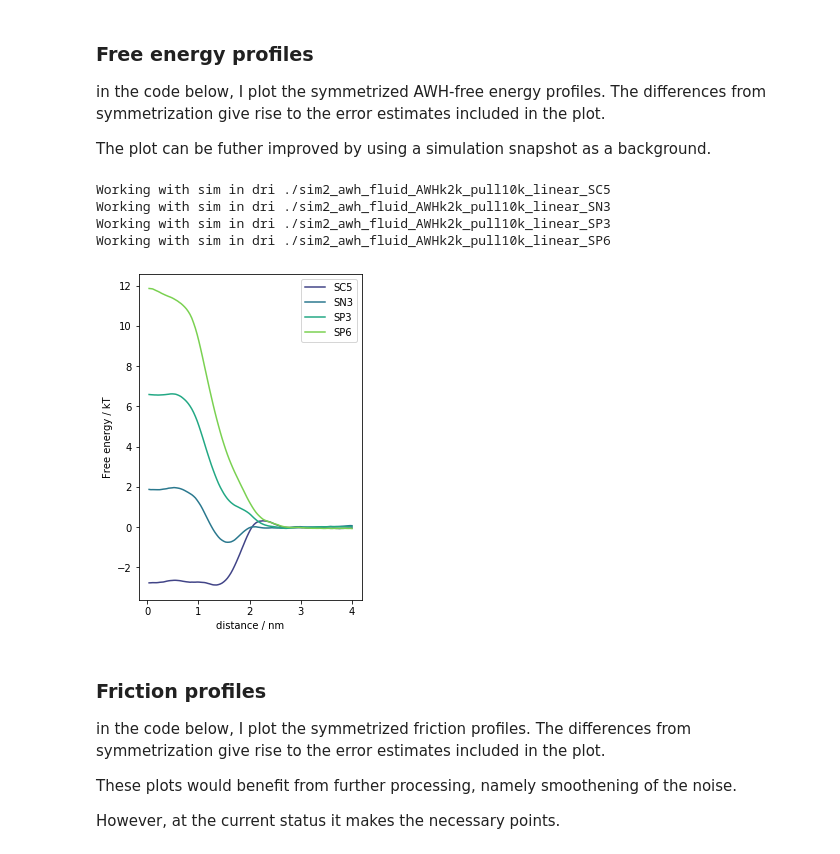
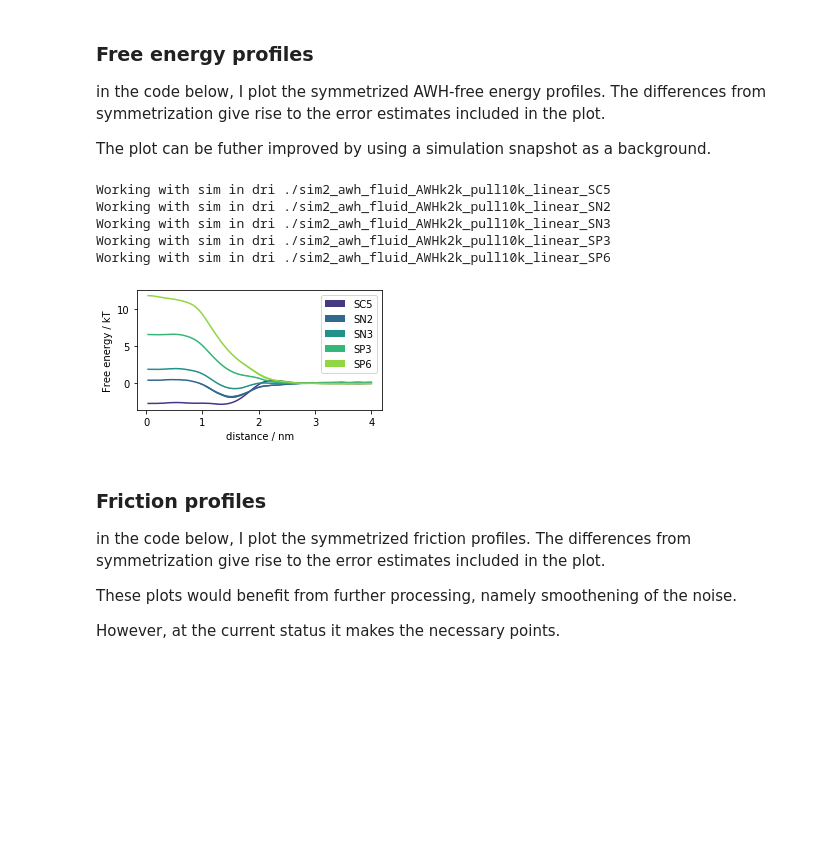
Before and after one commit to jmelcr/permeability, a Jupyter notebook: martini3/cholesterol00p_PC_variousTails_sims/saturation_DPPC-POPC_titration/perm_particle_EOLS/dopc-unsat_0-169_d_100/plot_awh_fric_profiles.ipynb, the cells around one changed output. Drawn from its saved outputs; the diff is of its cells as text; code cells hidden in the pictures; blank space fills up the shorter version.

Commit message:
update images and notebooks for DOPC series (added filter to friction profile and changed format to landscape)

```diff
--- a/martini3/cholesterol00p_PC_variousTails_sims/saturation_DPPC-POPC_titration/perm_particle_EOLS/dopc-unsat_0-169_d_100/plot_awh_fric_profiles.ipynb
+++ b/martini3/cholesterol00p_PC_variousTails_sims/saturation_DPPC-POPC_titration/perm_particle_EOLS/dopc-unsat_0-169_d_100/plot_awh_fric_profiles.ipynb
@@ -504,12 +505,17 @@ give rise to the error estimates included in the plot.
 The plot can be futher improved
 by using a simulation snapshot as a background.
 # %%
-selected_particles = ["SC5", "SP3", "SP6", "SN3"]  #, "SN2"]
+selected_particles = ["SC5", "SP3", "SP6", "SN3", "SN2"]
 sns.set_palette("viridis", n_colors=len(selected_particles))
 # %%
-def prep_to_plot(x, y, shift_to_zero=True):
+def prep_to_plot(x, y, shift_to_zero=True, filt_freq=None, runmeansize=10):
     """Function symmetrizes and shifts the profiles for plotting."""
     ysymm_arr = symmetrize(y)
+    # apply filter to get rid of some noise
+    if filt_freq:
+        b, a = signal.butter(4, filt_freq)
+        ysymm_arr = signal.filtfilt(b, a, ysymm_arr, padlen=0)
+
     ys    = ysymm_arr[:][0]
     yserr = ysymm_arr[:][1]
     x_half = -x[:len(ys)]
@@ -520,33 +526,34 @@ def prep_to_plot(x, y, shift_to_zero=True):
 # %%
 for sim_list, xxpc in zip([sims, ], ["DOPC", ]):
     for s in sim_list:
         if (xxpc == 'DOPC') and s.pname in selected_particles:
             print("Working with sim in dri {}".format(s.dirname))
             try:
                     (x_half, awhsym, awhsym_err) = prep_to_plot(s.awh_x, s.awh)
-                    plt.plot(x_half, awhsym, label="{}".format(s.pname))
-                    if False:
+                    plt.plot(x_half, awhsym)  #, label="{}".format(s.pname))
+                    if True:
                         plt.fill_between(x=x_half,
                                      y1=awhsym+awhsym_err,
                                      y2=awhsym-awhsym_err,
                                      label="{}".format(s.pname))
             except:
                 print("troubles plotting simulation in {}".format(s.dirname))
 
     plt.legend()
     fig = plt.gca()
-    fig.figure.set_size_inches([4,6])
+    fig.figure.set_size_inches([4.4,2.2])
     #plt.ylim([-1, 11])
     plt.ylabel("Free energy / kT")
     plt.xlabel("distance / nm")
-    plt.savefig("awh_dG_profiles_{}_various-particles.png".format(xxpc), dpi=150, bbox_inces='tight')
+    plt.savefig("awh_dG_profiles_{}_various-particles.png".format(xxpc), dpi=150, bbox_inches='tight')
     plt.show()
 # %% [output]
 Working with sim in dri ./sim2_awh_fluid_AWHk2k_pull10k_linear_SC5
+Working with sim in dri ./sim2_awh_fluid_AWHk2k_pull10k_linear_SN2
 Working with sim in dri ./sim2_awh_fluid_AWHk2k_pull10k_linear_SN3
 Working with sim in dri ./sim2_awh_fluid_AWHk2k_pull10k_linear_SP3
 Working with sim in dri ./sim2_awh_fluid_AWHk2k_pull10k_linear_SP6
-[figure, old version]
+[figure, new version]
 # %% [markdown]
 ### Friction profiles
 
```
Also changed, not shown: parts of 2 cells of this notebook, 7 other files.
